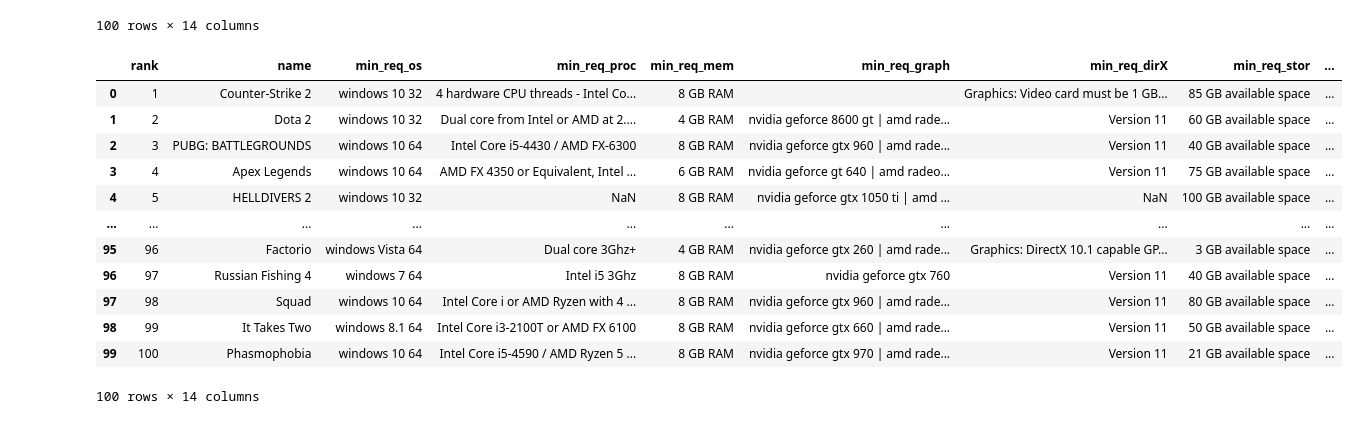
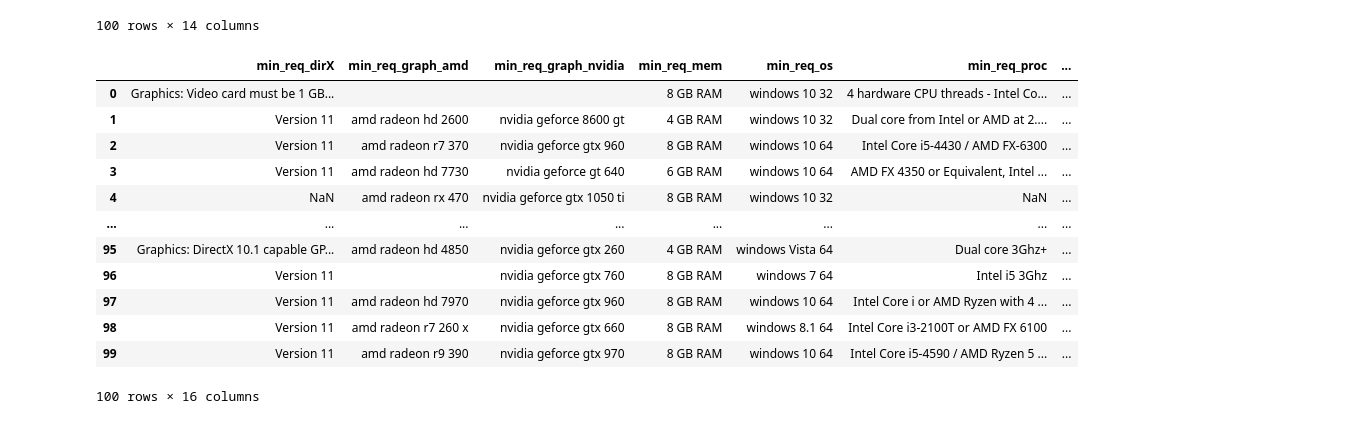
Before and after one commit to knoppds/CSCI_5502_Group_Project_01, a Jupyter notebook: gp_01_steam_data_cleaning.ipynb, the cells around one changed output. Cells and saved outputs as stored; diff of their text form; code cells hidden in the pictures.

```diff
--- a/gp_01_steam_data_cleaning.ipynb
+++ b/gp_01_steam_data_cleaning.ipynb
@@ -164,7 +164,8 @@ df
 def clean_graph_data(graph_list):
 
     # create empty list to store cleaned strings
-    clean_strings = []
+    clean_strings_nvidia = []
+    clean_strings_amd    = []
 
     # loop over all strings
     for graph in graph_list:
@@ -218,10 +219,10 @@ def clean_graph_data(graph_list):
             nvidia_dict['series'] = 'GeForce'
 
             # add nvidia card to the clean string for this entry
-            clean_string = ' '.join([str(nvidia_dict['brand']), str(nvidia_dict['series']), str(nvidia_dict['prefix']), str(nvidia_dict['model']), str(nvidia_dict['suffix'])]).replace(' None', '')
+            clean_string_nvidia = ' '.join([str(nvidia_dict['brand']), str(nvidia_dict['series']), str(nvidia_dict['prefix']), str(nvidia_dict['model']), str(nvidia_dict['suffix'])]).replace(' None', '')
 
         # else there was no NVIDIA match, initialize clean string as empty
-        else: clean_string = ''
+        else: clean_string_nvidia = ''
 
         # define the regular expression patterns for AMD graphics cards
         amd_pattern_brand  = r'(^| |/)(?P<brand>amd)  *(?P<series>radeon)? *(?P<prefix>r[a-z0-9]|hd|x)? *(?P<model>[0-9]+)? *(?P<suffix>xt|pro|xx|x|le)?'
@@ -251,37 +252,44 @@ def clean_graph_data(graph_list):
             amd_dict['brand' ] = 'AMD'
             amd_dict['series'] = 'Radeon'
 
-            # if clean string is not empty, add a seperator before the AMD card
-            if clean_string: clean_string += ' | '
+            # add amd card to the clean string for this entry
+            clean_string_amd = ' '.join([str(amd_dict['brand']), str(amd_dict['series']), str(amd_dict['prefix']), str(amd_dict['model']), str(amd_dict['suffix'])]).replace(' None', '')
 
-            # add amd card to the clean string for this entry
-            clean_string += ' '.join([str(amd_dict['brand']), str(amd_dict['series']), str(amd_dict['prefix']), str(amd_dict['model']), str(amd_dict['suffix'])]).replace(' None', '')
+        # else there was no AMD match, initialize clean string as empty
+        else: clean_string_amd = ''
 
         # append the clean string to the list of clean strings
-        clean_strings.append(clean_string.lower())
+        clean_strings_nvidia.append(clean_string_nvidia.lower())
+        clean_strings_amd.append(   clean_string_amd.lower())
         # print(clean_string)
         # print()
 
-    return clean_strings
+    return (clean_strings_nvidia, clean_strings_amd)
 # %%
 # use the graphics card cleaning function to clean the minimum and recommended graphics card columns
-df['min_req_graph'] = clean_graph_data(df['min_req_graph'].astype(str).tolist())
-df['rec_req_graph'] = clean_graph_data(df['rec_req_graph'].astype(str).tolist())
+df['min_req_graph_nvidia'], df['min_req_graph_amd'] = clean_graph_data(df['min_req_graph'].astype(str).tolist())
+df['rec_req_graph_nvidia'], df['rec_req_graph_amd'] = clean_graph_data(df['rec_req_graph'].astype(str).tolist())
+
+# remove the original graphics card columns
+df = df.drop(columns=['min_req_graph', 'rec_req_graph'])
+
+# reorder the columns alphabetically
+df = df.reindex(sorted(df.columns), axis=1)
 df
 # %% [output]
-|  | rank | name | min_req_os | min_req_proc | min_req_mem | min_req_graph | min_req_dirX | min_req_stor | ... |
-| 0 | 1 | Counter-Strike 2 | windows 10 32 | 4 hardware CPU threads - Intel Co... | 8 GB RAM |  | Graphics: Video card must be 1 GB... | 85 GB available space | ... |
-| 1 | 2 | Dota 2 | windows 10 32 | Dual core from Intel or AMD at 2.... | 4 GB RAM | nvidia geforce 8600 gt | amd rade... | Version 11 | 60 GB available space | ... |
-| 2 | 3 | PUBG: BATTLEGROUNDS | windows 10 64 | Intel Core i5-4430 / AMD FX-6300 | 8 GB RAM | nvidia geforce gtx 960 | amd rade... | Version 11 | 40 GB available space | ... |
-| 3 | 4 | Apex Legends | windows 10 64 | AMD FX 4350 or Equivalent, Intel ... | 6 GB RAM | nvidia geforce gt 640 | amd radeo... | Version 11 | 75 GB available space | ... |
-| 4 | 5 | HELLDIVERS 2 | windows 10 32 | NaN | 8 GB RAM | nvidia geforce gtx 1050 ti | amd ... | NaN | 100 GB available space | ... |
-| ... | ... | ... | ... | ... | ... | ... | ... | ... | ... |
-| 95 | 96 | Factorio | windows Vista 64 | Dual core 3Ghz+ | 4 GB RAM | nvidia geforce gtx 260 | amd rade... | Graphics: DirectX 10.1 capable GP... | 3 GB available space | ... |
-| 96 | 97 | Russian Fishing 4 | windows 7 64 | Intel i5 3Ghz | 8 GB RAM | nvidia geforce gtx 760 | Version 11 | 40 GB available space | ... |
-| 97 | 98 | Squad | windows 10 64 | Intel Core i or AMD Ryzen with 4 ... | 8 GB RAM | nvidia geforce gtx 960 | amd rade... | Version 11 | 80 GB available space | ... |
-| 98 | 99 | It Takes Two | windows 8.1 64 | Intel Core i3-2100T or AMD FX 6100 | 8 GB RAM | nvidia geforce gtx 660 | amd rade... | Version 11 | 50 GB available space | ... |
-| 99 | 100 | Phasmophobia | windows 10 64 | Intel Core i5-4590 / AMD Ryzen 5 ... | 8 GB RAM | nvidia geforce gtx 970 | amd rade... | Version 11 | 21 GB available space | ... |
+|  | min_req_dirX | min_req_graph_amd | min_req_graph_nvidia | min_req_mem | min_req_os | min_req_proc | ... |
+| 0 | Graphics: Video card must be 1 GB... |  |  | 8 GB RAM | windows 10 32 | 4 hardware CPU threads - Intel Co... | ... |
+| 1 | Version 11 | amd radeon hd 2600 | nvidia geforce 8600 gt | 4 GB RAM | windows 10 32 | Dual core from Intel or AMD at 2.... | ... |
+| 2 | Version 11 | amd radeon r7 370 | nvidia geforce gtx 960 | 8 GB RAM | windows 10 64 | Intel Core i5-4430 / AMD FX-6300 | ... |
+| 3 | Version 11 | amd radeon hd 7730 | nvidia geforce gt 640 | 6 GB RAM | windows 10 64 | AMD FX 4350 or Equivalent, Intel ... | ... |
+| 4 | NaN | amd radeon rx 470 | nvidia geforce gtx 1050 ti | 8 GB RAM | windows 10 32 | NaN | ... |
+| ... | ... | ... | ... | ... | ... | ... | ... |
+| 95 | Graphics: DirectX 10.1 capable GP... | amd radeon hd 4850 | nvidia geforce gtx 260 | 4 GB RAM | windows Vista 64 | Dual core 3Ghz+ | ... |
+| 96 | Version 11 |  | nvidia geforce gtx 760 | 8 GB RAM | windows 7 64 | Intel i5 3Ghz | ... |
+| 97 | Version 11 | amd radeon hd 7970 | nvidia geforce gtx 960 | 8 GB RAM | windows 10 64 | Intel Core i or AMD Ryzen with 4 ... | ... |
+| 98 | Version 11 | amd radeon r7 260 x | nvidia geforce gtx 660 | 8 GB RAM | windows 8.1 64 | Intel Core i3-2100T or AMD FX 6100 | ... |
+| 99 | Version 11 | amd radeon r9 390 | nvidia geforce gtx 970 | 8 GB RAM | windows 10 64 | Intel Core i5-4590 / AMD Ryzen 5 ... | ... |
-100 rows × 14 columns
+100 rows × 16 columns
 # %%
 # get all unique values for min_req_dirX
 set(df['min_req_dirX'])
```
Also changed, not shown: parts of 6 cells of this notebook, 1 other file.
